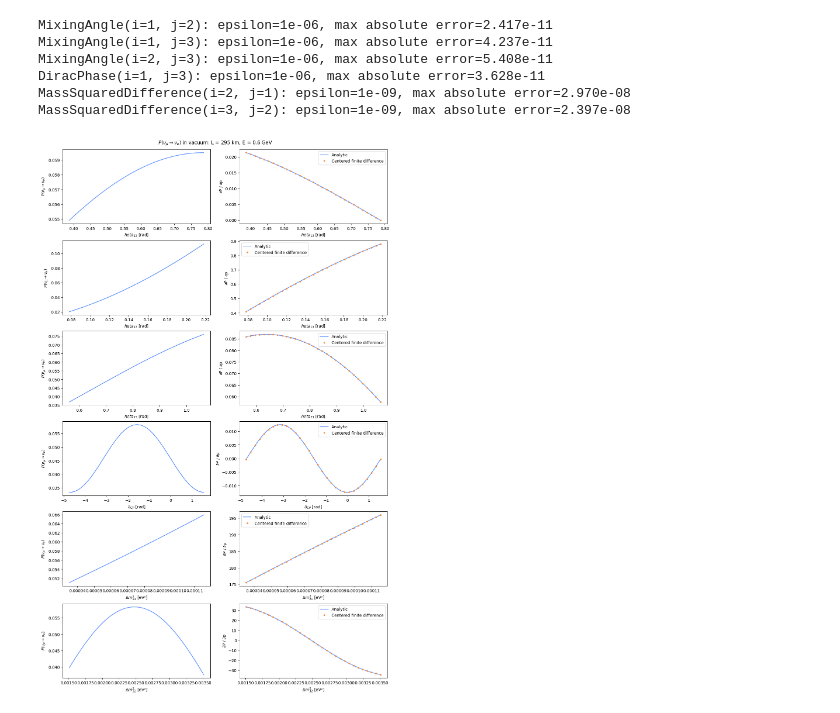
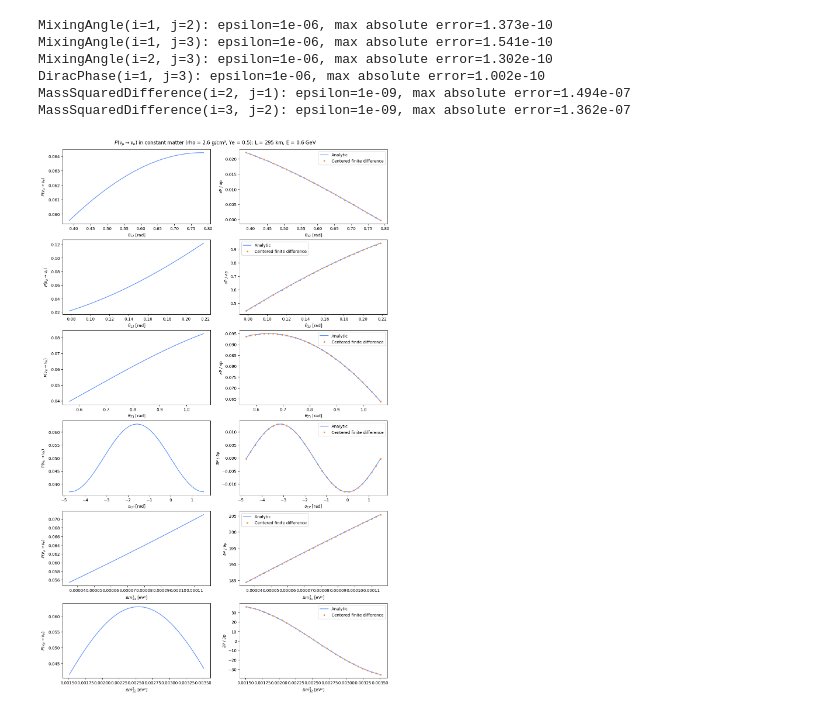
Before and after one commit to nadrino/nu-waves, a Jupyter notebook: notebooks/06_gradient.ipynb, the cells around one changed output. Saved outputs shown, nothing was run; the diff lists cells and outputs as text; code cells hidden in the pictures.

Commit message:
add matter gradient

```diff
--- a/notebooks/06_gradient.ipynb
+++ b/notebooks/06_gradient.ipynb
@@ -26,13 +24,13 @@ sys.path.insert(0, str(repoRoot / 'src'))
 
 from nu_waves.models.mixing import Mixing
 from nu_waves.models.spectrum import Spectrum
-from nu_waves.hamiltonian import vacuum
+from nu_waves.hamiltonian import vacuum, matter
 from nu_waves.propagation.oscillator import Oscillator, NeutrinoEventBatch
-from nu_waves.propagation.Gradient import MixingAngle, DiracPhase, MassSquaredDifference
+from nu_waves.propagation.gradient import MixingAngle, DiracPhase, MassSquaredDifference
 
 parameterBasis = [MixingAngle(1, 2), MixingAngle(1, 3), MixingAngle(2, 3),
                   DiracPhase(1, 3), MassSquaredDifference(2, 1), MassSquaredDifference(3, 2)]
-parameterNames = [r'$	heta_{12}$ [rad]', r'$	heta_{13}$ [rad]', r'$	heta_{23}$ [rad]',
+parameterNames = [r'$\theta_{12}$ [rad]', r'$\theta_{13}$ [rad]', r'$\theta_{23}$ [rad]',
                   r'$\delta_{CP}$ [rad]', r'$\Delta m^2_{21}$ [eV²]', r'$\Delta m^2_{32}$ [eV²]']
 referenceValues = np.array([0.58725, 0.14819, 0.81341, -1.601, 7.53e-5, 2.509e-3])
 scanWidths = [0.2, 0.07, 0.25, np.pi, 4e-5, 1e-3]
@@ -41,54 +39,63 @@ isAntiNu = False
 emittedFlavor, detectedFlavor = 1, 0
 
 
-def makeOscillator(values):
+matterDensity = 2.6  # g/cm³
+electronFraction = 0.5
+
+
+def makeOscillator(values, useMatter=False):
     mixing = Mixing(3, {(1, 2): values[0], (1, 3): values[1], (2, 3): values[2]},
                     {(1, 3): values[3]})
     spectrum = Spectrum(3, {(2, 1): values[4], (3, 2): values[5]})
-    return Oscillator(vacuum.Hamiltonian(mixing, spectrum, False))
+    hamiltonian = (matter if useMatter else vacuum).Hamiltonian(mixing, spectrum, False)
+    if useMatter:
+        hamiltonian.set_constant_density(matterDensity, electronFraction)
+    return Oscillator(hamiltonian)
 
 
 events = NeutrinoEventBatch([295.], [0.6], [emittedFlavor], [detectedFlavor], [isAntiNu])
 compiledEvents = makeOscillator(referenceValues).compileEvents(events)
 # %%
+useMatter = True
 slash = chr(92)
 flavorLabels = [slash + 'nu_e', slash + 'nu_' + slash + 'mu', slash + 'nu_' + slash + 'tau']
 if isAntiNu:
     flavorLabels = [slash + 'bar{' + label + '}' for label in flavorLabels]
 channelLabel = flavorLabels[emittedFlavor] + ' ' + slash + 'to ' + flavorLabels[detectedFlavor]
 probabilityLabel = '$P(' + channelLabel + ')$'
 fig, axes = plt.subplots(6, 2, figsize=(12, 19), constrained_layout=True)
 for column, (parameter, width, epsilon) in enumerate(zip(parameterBasis, scanWidths, epsilons)):
     scanValues = np.linspace(referenceValues[column] - width, referenceValues[column] + width, 121)
     probabilities, analytic, numerical = [], [], []
     for value in scanValues:
         values = referenceValues.copy()
         values[column] = value
-        oscillator = makeOscillator(values)
+        oscillator = makeOscillator(values, useMatter=useMatter)
         probability, gradient = oscillator.probabilityWithGradient(compiledEvents, [parameter])
         probabilities.append(probability[0])
         analytic.append(gradient[0, 0])
         plus, minus = values.copy(), values.copy()
         plus[column] += epsilon
         minus[column] -= epsilon
-        numerical.append((makeOscillator(plus).probability(compiledEvents)[0] -
-                          makeOscillator(minus).probability(compiledEvents)[0]) / (2 * epsilon))
+        numerical.append((makeOscillator(plus, useMatter=useMatter).probability(compiledEvents)[0] -
+                          makeOscillator(minus, useMatter=useMatter).probability(compiledEvents)[0]) / (2 * epsilon))
     analytic, numerical = np.asarray(analytic), np.asarray(numerical)
     np.testing.assert_allclose(analytic, numerical, rtol=2e-5, atol=2e-6)
     axes[column, 0].plot(scanValues, probabilities)
     axes[column, 0].set(ylabel=probabilityLabel, xlabel=parameterNames[column])
     axes[column, 1].plot(scanValues, analytic, label='Analytic')
     axes[column, 1].plot(scanValues[::4], numerical[::4], '.', label='Centered finite difference')
     axes[column, 1].set(ylabel='∂P / ∂p', xlabel=parameterNames[column])
     axes[column, 1].legend()
     print(f'{parameter}: epsilon={epsilon:g}, max absolute error={np.max(np.abs(analytic - numerical)):.3e}')
-fig.suptitle(probabilityLabel + ' in vacuum: L = 295 km, E = 0.6 GeV')
+mediumLabel = f'constant matter (rho = {matterDensity:g} g/cm³, Ye = {electronFraction:g})' if useMatter else 'vacuum'
+fig.suptitle(probabilityLabel + ' in ' + mediumLabel + ': L = 295 km, E = 0.6 GeV')
 plt.show()
 # %% [output]
-MixingAngle(i=1, j=2): epsilon=1e-06, max absolute error=2.417e-11
-MixingAngle(i=1, j=3): epsilon=1e-06, max absolute error=4.237e-11
-MixingAngle(i=2, j=3): epsilon=1e-06, max absolute error=5.408e-11
-DiracPhase(i=1, j=3): epsilon=1e-06, max absolute error=3.628e-11
-MassSquaredDifference(i=2, j=1): epsilon=1e-09, max absolute error=2.970e-08
-MassSquaredDifference(i=3, j=2): epsilon=1e-09, max absolute error=2.397e-08
+MixingAngle(i=1, j=2): epsilon=1e-06, max absolute error=1.373e-10
+MixingAngle(i=1, j=3): epsilon=1e-06, max absolute error=1.541e-10
+MixingAngle(i=2, j=3): epsilon=1e-06, max absolute error=1.302e-10
+DiracPhase(i=1, j=3): epsilon=1e-06, max absolute error=1.002e-10
+MassSquaredDifference(i=2, j=1): epsilon=1e-09, max absolute error=1.494e-07
+MassSquaredDifference(i=3, j=2): epsilon=1e-09, max absolute error=1.362e-07
-[figure, old version]
+[figure, new version]
```
Also changed, not shown: parts of 1 cell of this notebook, 4 other files.
